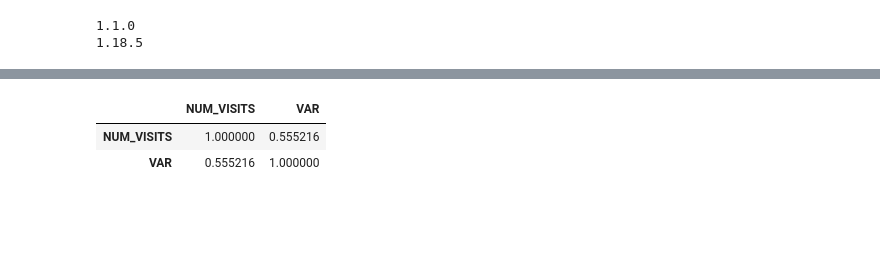
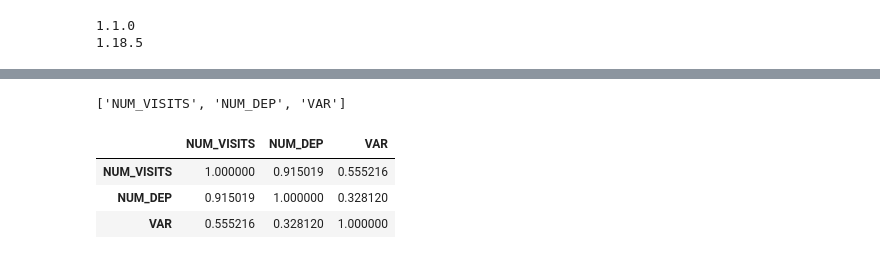
Before and after one commit to snoop2head/yonsei-exchange-program, a Jupyter notebook: cluster_departments_Kmeans.ipynb, the cells around one changed output, grey strips where cells are left out. Drawn from its saved outputs; the diff is of its cells as text; code cells hidden in the pictures; blank space fills up the shorter version.

```diff
--- a/cluster_departments_Kmeans.ipynb
+++ b/cluster_departments_Kmeans.ipynb
@@ -14,7 +14,7 @@ print(np.__version__)
 1.18.5
 # %%
 file_name = "department_data.csv"
-path = "data/" + file_name
+path = "data_wrangled/" + file_name
 df = pd.read_csv(path)
 # 데이터의 크기가 어느정도인지 본다.
 print(df.shape)
@@ -41,0 +40,4 @@ data = df_data.drop(columns=['대학코드', "NUM_DEP"])
+# %%
+columns_dropping = ["대학코드", "대학명"]
+data = df_data.drop(columns=columns_dropping)
+data[:5]
@@ -42,11 +51,18 @@ data = df_data.drop(columns=['대학코드', "NUM_DEP"])
+# %%
+columns_df = list(df.columns)
+columns_data = [column for column in columns_df if column not in columns_dropping]
+columns_data
+# %% [output]
+['NUM_VISITS', 'NUM_DEP', 'VAR']
 # %%
 # 정규화
 transformer = MinMaxScaler(feature_range=(0, 1))
 transformer.fit(data)
 x_data = transformer.transform(data)
 # %%
-pd.DataFrame(x_data, columns=['NUM_VISITS', 'VAR']).corr()
+pd.DataFrame(x_data, columns=columns_data).corr()
 # %% [output]
-|  | NUM_VISITS | VAR |
-| NUM_VISITS | 1.000000 | 0.555216 |
-| VAR | 0.555216 | 1.000000 |
+|  | NUM_VISITS | NUM_DEP | VAR |
+| NUM_VISITS | 1.000000 | 0.915019 | 0.555216 |
+| NUM_DEP | 0.915019 | 1.000000 | 0.328120 |
+| VAR | 0.555216 | 0.328120 | 1.000000 |
```
Also changed, not shown: parts of 16 cells of this notebook, 3 other files.
